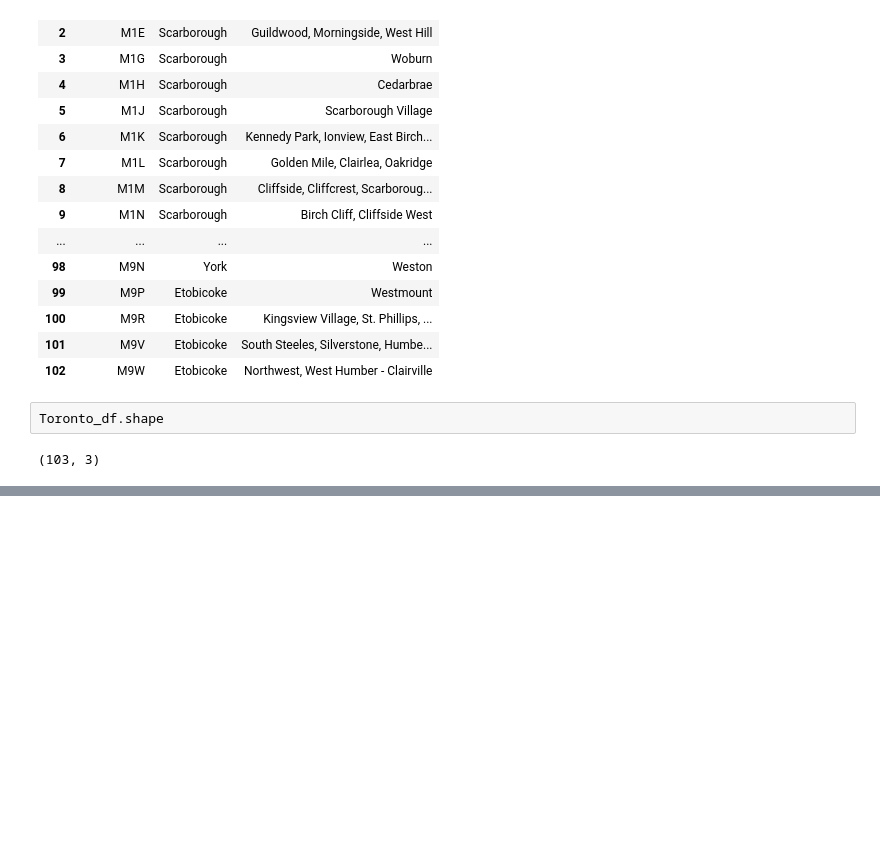
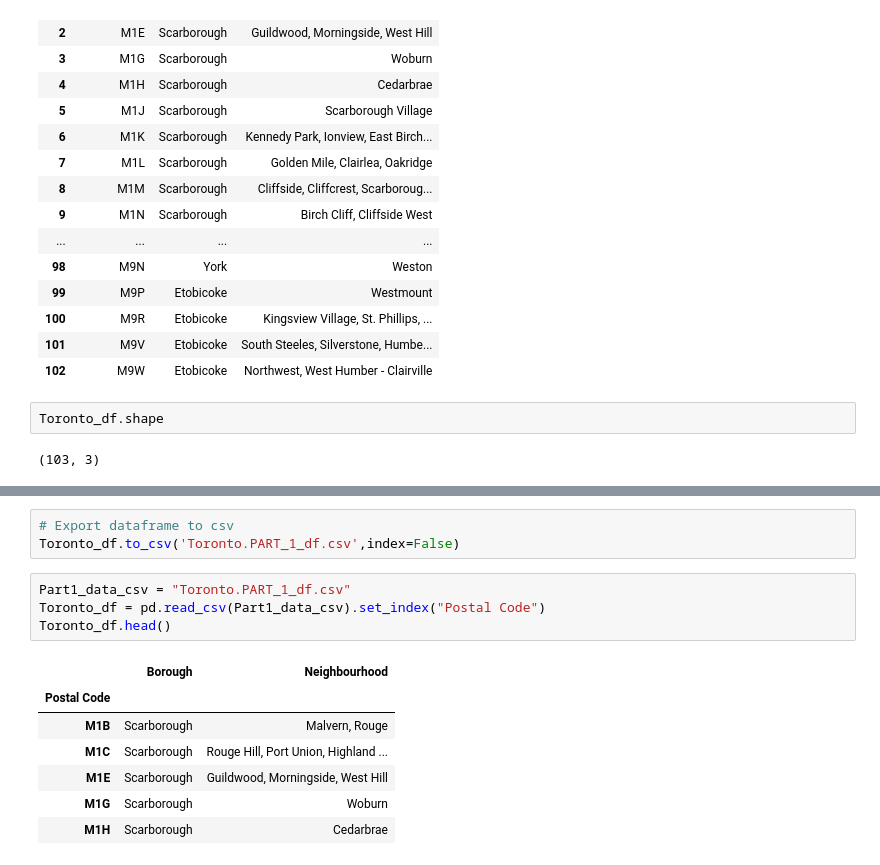
Before and after one commit to priscilahiguti/Coursera_Capstone, a Jupyter notebook: Capstone Project Notebook.ipynb, the cells around one changed output, grey strips where cells are left out. Drawn from its saved outputs; the diff is of its cells as text; blank space fills up the shorter version.

```diff
--- a/Capstone Project Notebook.ipynb
+++ b/Capstone Project Notebook.ipynb
@@ -112,0 +134,15 @@ Toronto_df.shape
+# %%
+# Export dataframe to csv
+Toronto_df.to_csv('Toronto.PART_1_df.csv',index=False)
+# %%
+Part1_data_csv = "Toronto.PART_1_df.csv"
+Toronto_df = pd.read_csv(Part1_data_csv).set_index("Postal Code")
+Toronto_df.head()
+# %% [output]
+|  | Borough | Neighbourhood |
+| Postal Code |  |  |
+| M1B | Scarborough | Malvern, Rouge |
+| M1C | Scarborough | Rouge Hill, Port Union, Highland ... |
+| M1E | Scarborough | Guildwood, Morningside, West Hill |
+| M1G | Scarborough | Woburn |
+| M1H | Scarborough | Cedarbrae |
```
Also changed, not shown: parts of 4 cells of this notebook.
